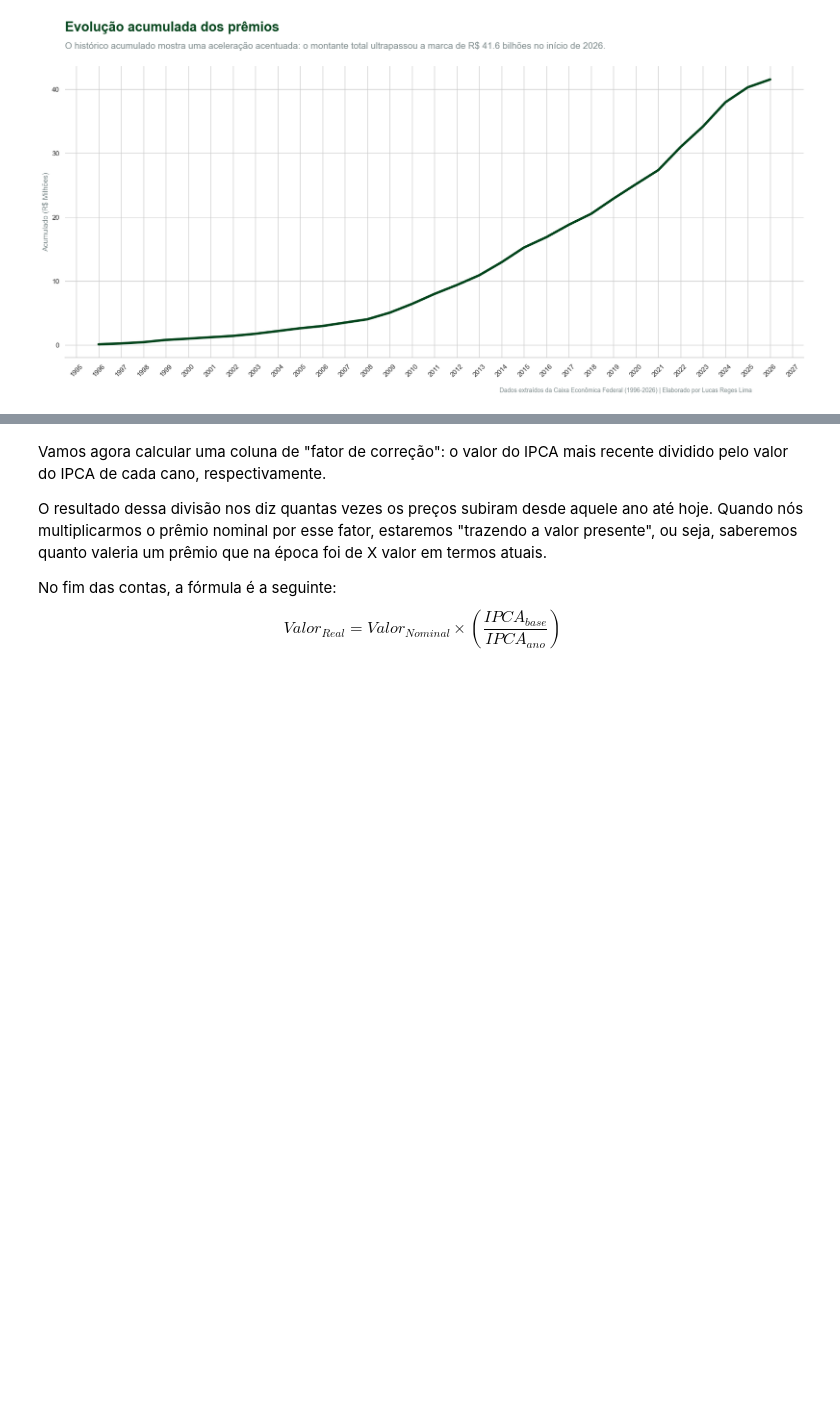
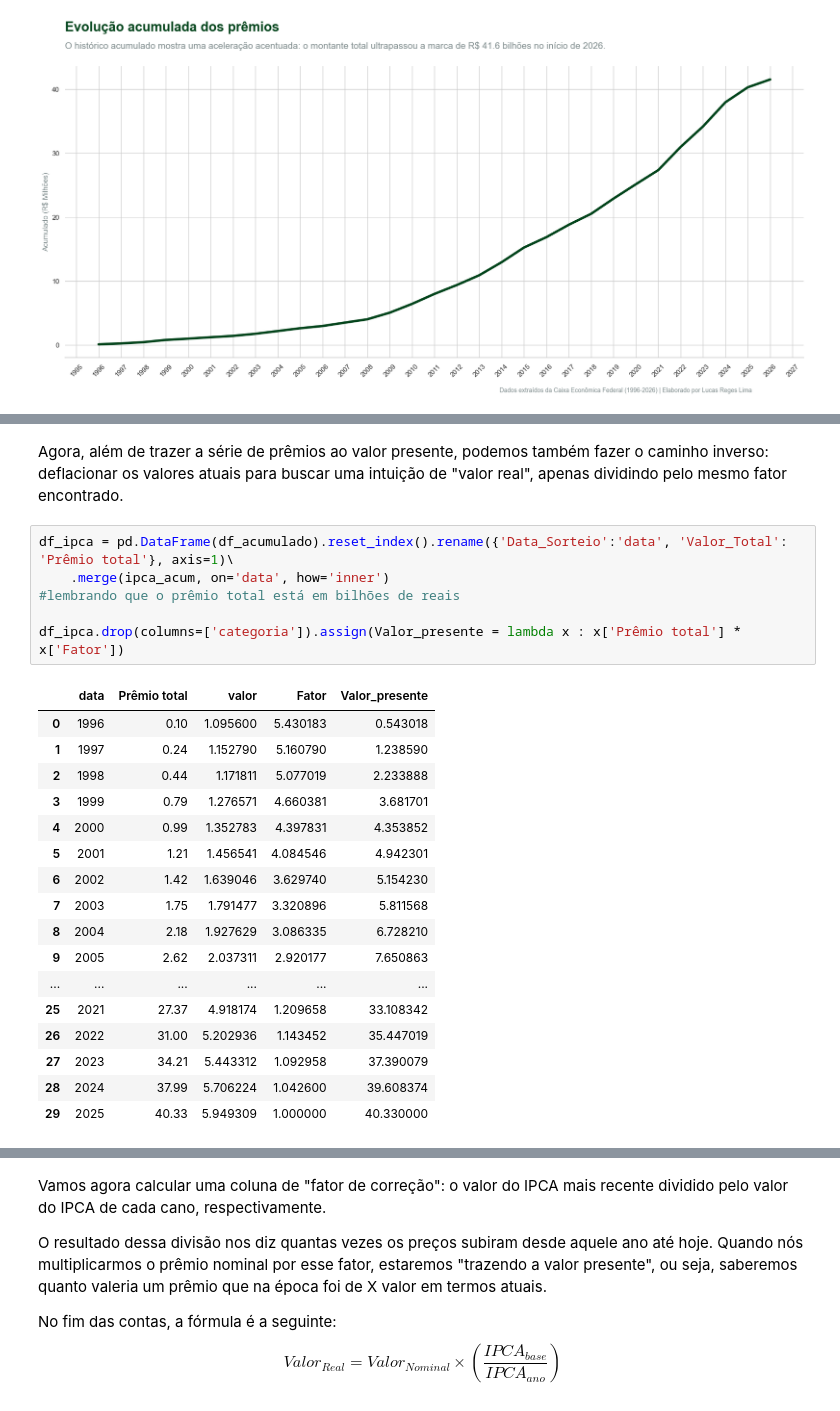
Before and after one commit to zf0rest/megasena_science, a Jupyter notebook: notebooks/analise.ipynb, the cells around one changed output, grey strips where cells are left out. Saved outputs shown, nothing was run; the diff lists cells and outputs as text; blank space fills up the shorter version.

```diff
--- a/notebooks/analise.ipynb
+++ b/notebooks/analise.ipynb
@@ -645,0 +659,26 @@ ipca_anual = ipca_mensal.resample('YE').last() #Pra que isso dê certo os dados
+# %% [markdown]
+Agora, além de trazer a série de prêmios ao valor presente, podemos também fazer o caminho inverso: deflacionar os valores atuais para buscar uma intuição de "valor real", apenas dividindo pelo mesmo fator encontrado.
+# %%
+df_ipca = pd.DataFrame(df_acumulado).reset_index().rename({'Data_Sorteio':'data', 'Valor_Total': 'Prêmio total'}, axis=1)\
+    .merge(ipca_acum, on='data', how='inner')
+#lembrando que o prêmio total está em bilhões de reais
+
+df_ipca.drop(columns=['categoria']).assign(Valor_presente = lambda x : x['Prêmio total'] * x['Fator'])
+# %% [output]
+|  | data | Prêmio total | valor | Fator | Valor_presente |
+| 0 | 1996 | 0.10 | 1.095600 | 5.430183 | 0.543018 |
+| 1 | 1997 | 0.24 | 1.152790 | 5.160790 | 1.238590 |
+| 2 | 1998 | 0.44 | 1.171811 | 5.077019 | 2.233888 |
+| 3 | 1999 | 0.79 | 1.276571 | 4.660381 | 3.681701 |
+| 4 | 2000 | 0.99 | 1.352783 | 4.397831 | 4.353852 |
+| 5 | 2001 | 1.21 | 1.456541 | 4.084546 | 4.942301 |
+| 6 | 2002 | 1.42 | 1.639046 | 3.629740 | 5.154230 |
+| 7 | 2003 | 1.75 | 1.791477 | 3.320896 | 5.811568 |
+| 8 | 2004 | 2.18 | 1.927629 | 3.086335 | 6.728210 |
+| 9 | 2005 | 2.62 | 2.037311 | 2.920177 | 7.650863 |
+| ... | ... | ... | ... | ... | ... |
+| 25 | 2021 | 27.37 | 4.918174 | 1.209658 | 33.108342 |
+| 26 | 2022 | 31.00 | 5.202936 | 1.143452 | 35.447019 |
+| 27 | 2023 | 34.21 | 5.443312 | 1.092958 | 37.390079 |
+| 28 | 2024 | 37.99 | 5.706224 | 1.042600 | 39.608374 |
+| 29 | 2025 | 40.33 | 5.949309 | 1.000000 | 40.330000 |
```
Also changed, not shown: parts of 10 cells of this notebook, 2 other files.
